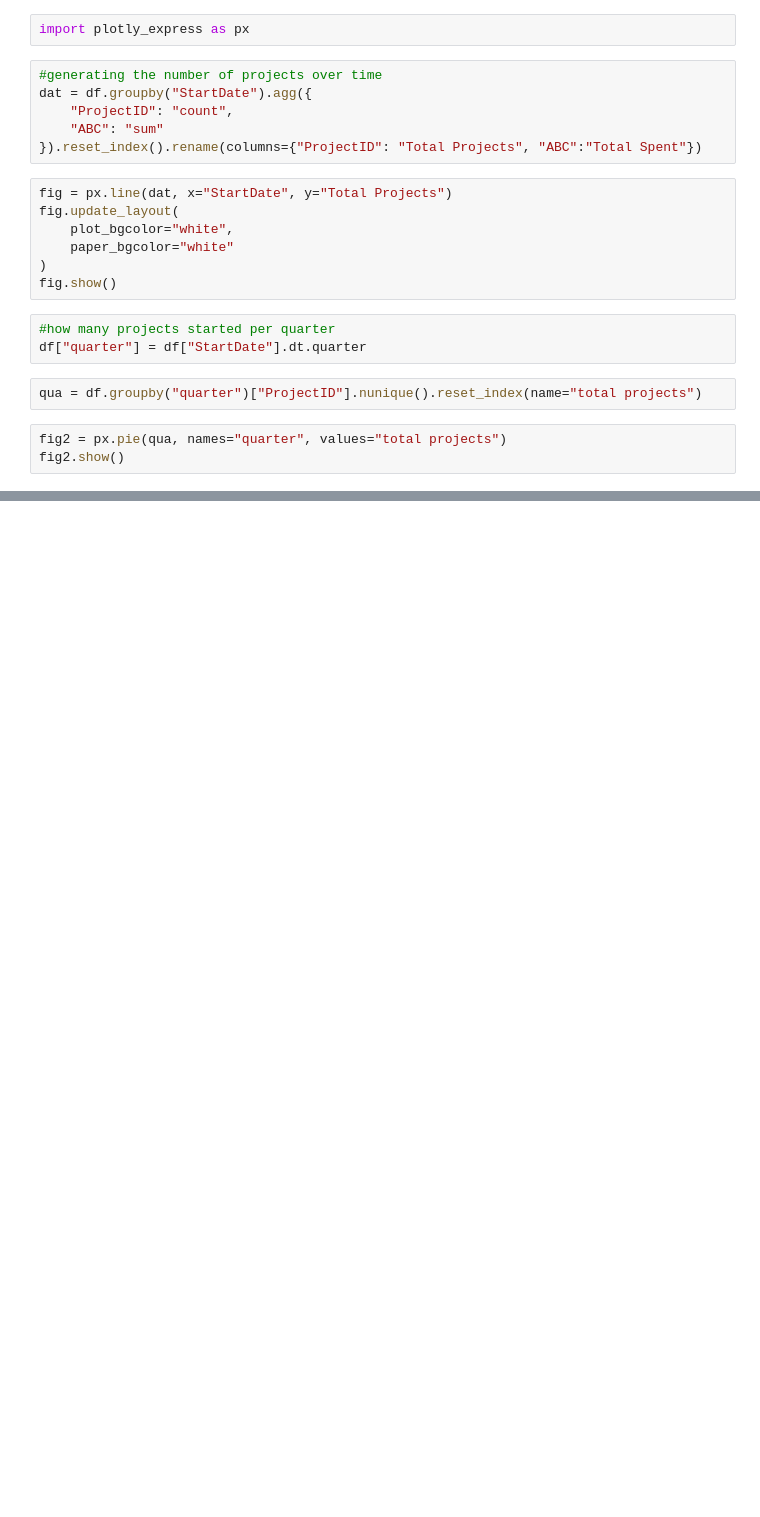
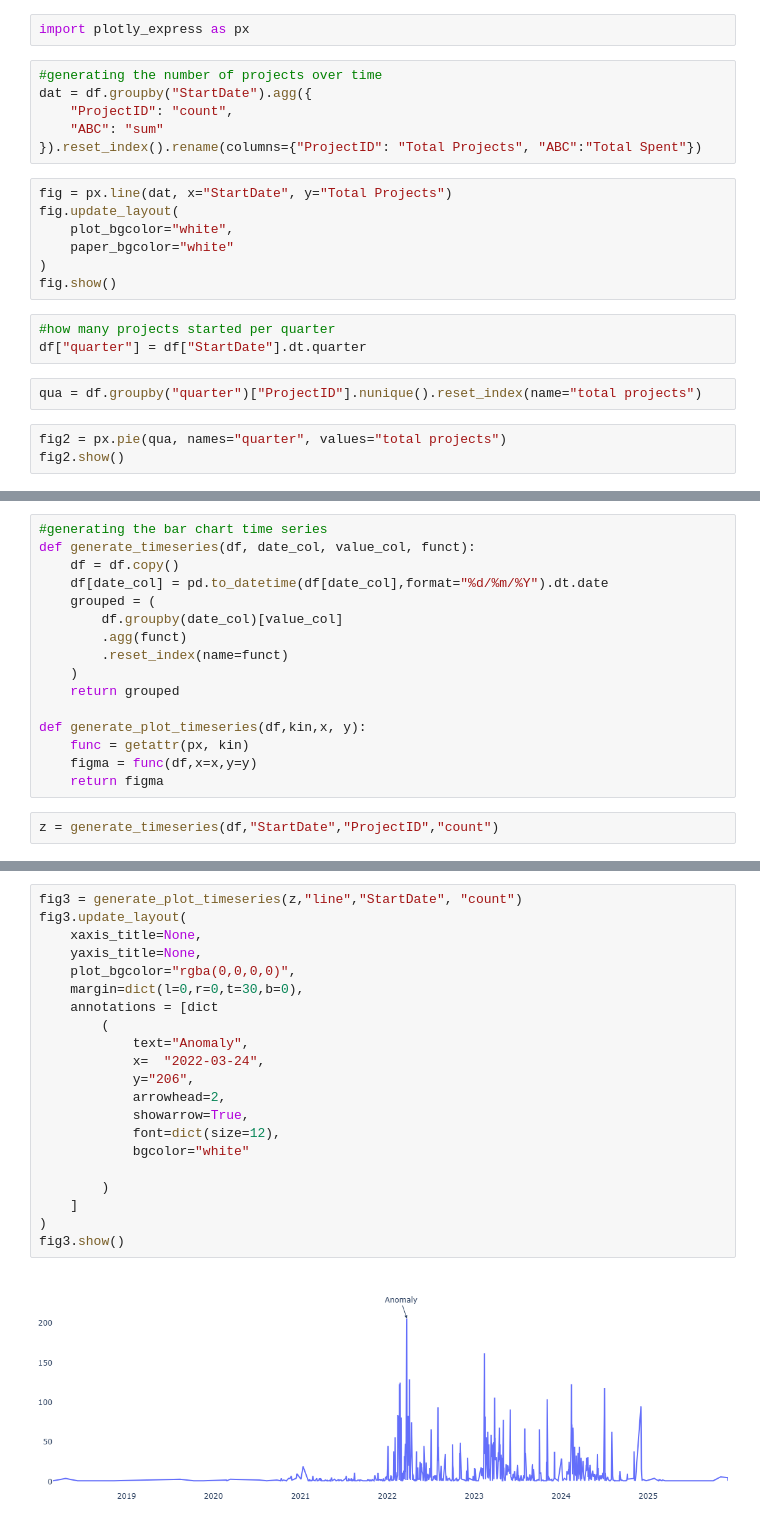
Before and after one commit to InspectElement404/dash-flood-control, a Jupyter notebook: Flood Control API.ipynb, the cells around one changed output, grey strips where cells are left out. Drawn from its saved outputs; the diff is of its cells as text; blank space fills up the shorter version.

Commit message:
added plots

```diff
--- a/Flood Control API.ipynb
+++ b/Flood Control API.ipynb
@@ -115,0 +121,18 @@ OSError: Address 'http://127.0.0.1:8050' already in use.
+# %%
+#generating the bar chart time series
+def generate_timeseries(df, date_col, value_col, funct):
+    df = df.copy()
+    df[date_col] = pd.to_datetime(df[date_col],format="%d/%m/%Y").dt.date
+    grouped = (
+        df.groupby(date_col)[value_col]
+        .agg(funct)
+        .reset_index(name=funct)
+    )
+    return grouped
+
+def generate_plot_timeseries(df,kin,x, y):
+    func = getattr(px, kin)
+    figma = func(df,x=x,y=y)
+    return figma
+# %%
+z = generate_timeseries(df,"StartDate","ProjectID","count")
@@ -115,0 +155,23 @@ OSError: Address 'http://127.0.0.1:8050' already in use.
+# %%
+fig3 = generate_plot_timeseries(z,"line","StartDate", "count")
+fig3.update_layout(
+    xaxis_title=None,
+    yaxis_title=None,
+    plot_bgcolor="rgba(0,0,0,0)",
+    margin=dict(l=0,r=0,t=30,b=0),
+    annotations = [dict
+        (
+            text="Anomaly",
+            x=  "2022-03-24",
+            y="206",
+            arrowhead=2,
+            showarrow=True,
+            font=dict(size=12),
+            bgcolor="white"
+
+        )
+    ]
+)
+fig3.show()
+# %% [output]
+[figure, added]
```
Also changed, not shown: parts of 16 cells of this notebook, 9 other files.
